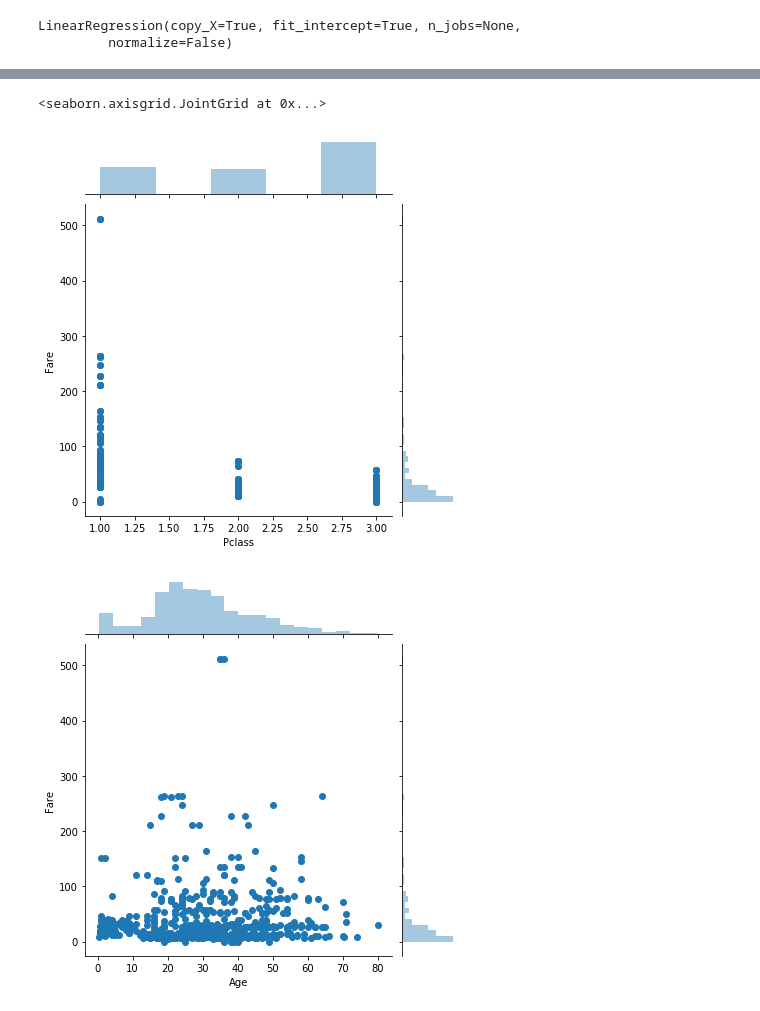
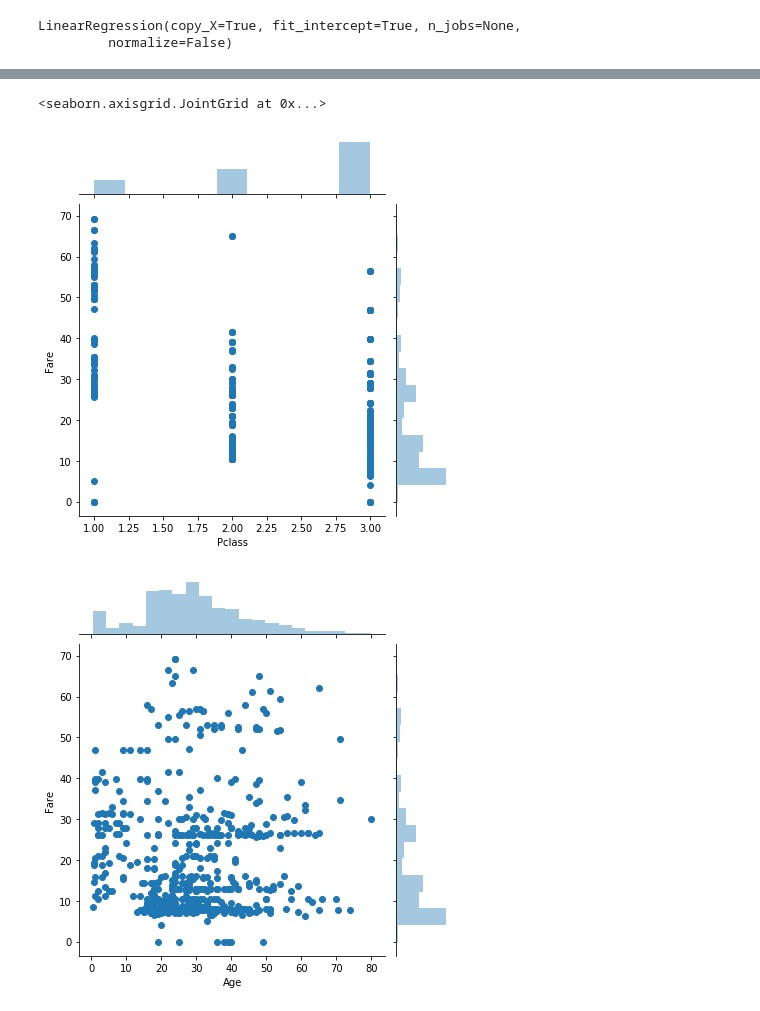
Before and after one commit to rvnkoiceygtq/Python, a Jupyter notebook: Titanic_regression.ipynb, the cells around one changed output, grey strips where cells are left out. Drawn from its saved outputs; the diff is of its cells as text; code cells hidden in the pictures.

```diff
--- a/Titanic_regression.ipynb
+++ b/Titanic_regression.ipynb
@@ -197,4 +189,4 @@ train_exclude_age_null_dummy.head(3)
 # %%
-train_exclude_age_null_dummy['Fare_pre'] = reg.predict(x)
-train_exclude_age_null_dummy.head(5)
+train_exclude_age_null_dummy_exclude_fare_outlier['Fare_pre'] = reg.predict(x)
+train_exclude_age_null_dummy_exclude_fare_outlier.head(5)
 # %% [output]
@@ -212,16 +209,16 @@ reg.score(x,y) #驗證模型正確性,不同模型有不同的驗證指標
 # %%
 import numpy as np
 import matplotlib.pyplot as plt
 import seaborn as sns #Visualization
 
 #columns: Index(['Pclass', 'Age', 'SibSp', 'Parch', 'Sex_female', 'Sex_male'], dtype='object
-sns.jointplot(x='Pclass',y ='Fare', data = train_exclude_age_null_dummy)
-sns.jointplot(x='Age',y ='Fare', data = train_exclude_age_null_dummy)
-sns.jointplot(x='SibSp',y ='Fare', data = train_exclude_age_null_dummy)
-sns.jointplot(x='Parch',y ='Fare', data = train_exclude_age_null_dummy)
-sns.jointplot(x='Sex_female',y ='Fare', data = train_exclude_age_null_dummy)
-sns.jointplot(x='Sex_male',y ='Fare', data = train_exclude_age_null_dummy)
+sns.jointplot(x='Pclass',y ='Fare', data = train_exclude_age_null_dummy_exclude_fare_outlier)
+sns.jointplot(x='Age',y ='Fare', data = train_exclude_age_null_dummy_exclude_fare_outlier)
+sns.jointplot(x='SibSp',y ='Fare', data = train_exclude_age_null_dummy_exclude_fare_outlier)
+sns.jointplot(x='Parch',y ='Fare', data = train_exclude_age_null_dummy_exclude_fare_outlier)
+sns.jointplot(x='Sex_female',y ='Fare', data = train_exclude_age_null_dummy_exclude_fare_outlier)
+sns.jointplot(x='Sex_male',y ='Fare', data = train_exclude_age_null_dummy_exclude_fare_outlier)
 # %% [output]
 <seaborn.axisgrid.JointGrid at 0x...>
-[figure, old version]
+[figure, new version]
-[figure, old version]
+[figure, new version]
```
Also changed, not shown: parts of 6 cells of this notebook.
